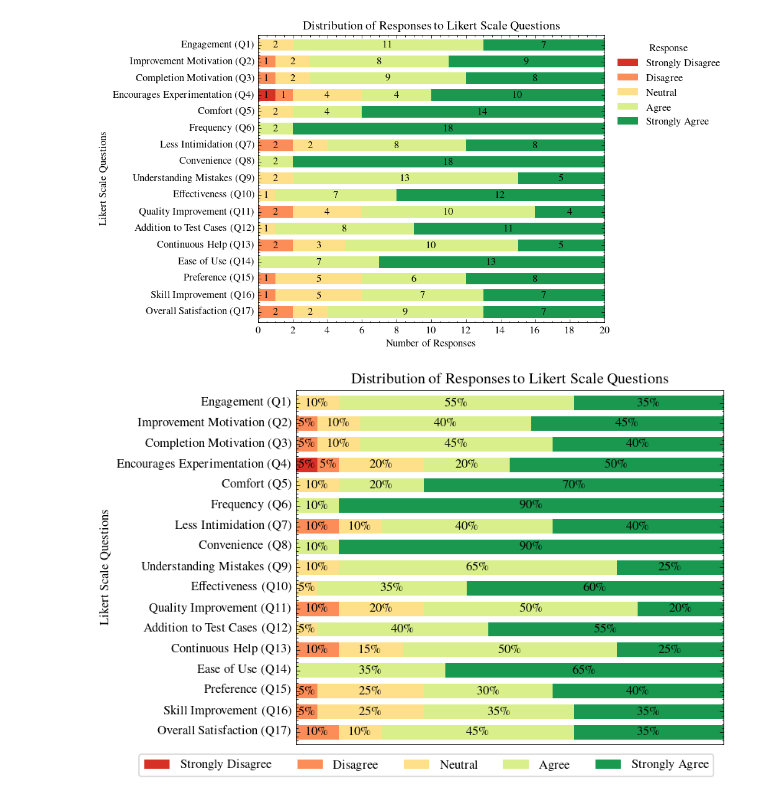
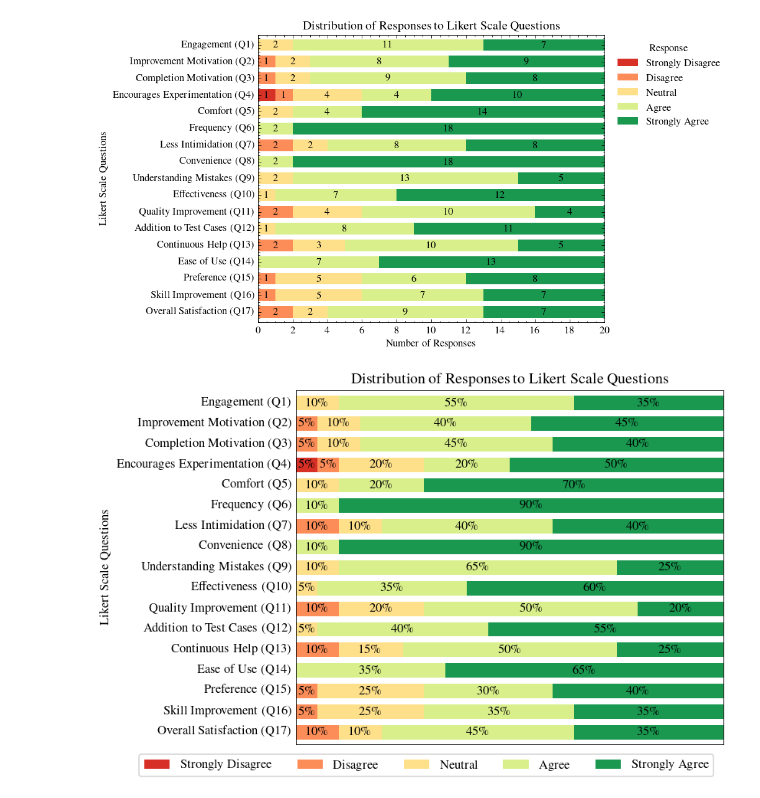
Before and after one commit to maximiliansoelch/2024-paper-athena, a Jupyter notebook: evaluation/evaluation.ipynb, the cells around one changed output. Cells and saved outputs as stored; diff of their text form; code cells hidden in the pictures.

```diff
--- a/evaluation/evaluation.ipynb
+++ b/evaluation/evaluation.ipynb
@@ -184,31 +184,32 @@ ax.set_xlabel('Percentage of Responses')
 ax.set_ylabel('Likert Scale Questions')
 ax.set_yticks(range(len(y_labels)))
 ax.set_xlim(0, 100)
 ax.set_yticklabels(y_labels)
 ax.invert_yaxis()
 
 ax.xaxis.set_major_locator(MaxNLocator(integer=True))
 
 # Hide x axis labels
 ax.xaxis.set_visible(False)
+ax.tick_params(axis='both', which='both', length=0)
 
 # Fix y axis alignment
 ax = plt.gca()
 for lab in ax.yaxis.get_ticklabels():
     lab.set_verticalalignment("center")
 
 # plt.legend(title='Response', bbox_to_anchor=(1.01, 1), loc='upper left')
 # plt.legend(title='Response', bbox_to_anchor=(0.3, -0.1), loc='upper center', ncol=5, frameon=False)
 # plt.legend(bbox_to_anchor=(0.33, 1.075), loc='lower center', ncol=5, frameon=True)
 plt.legend(bbox_to_anchor=(0.305, -0.01), loc='upper center', ncol=5, frameon=True)
 plt.savefig('../figures/likert_responses_stacked_percentage.pgf', bbox_inches='tight')
 plt.show()
 
 # replace \mathdefault with '' in the pgf file to fix latex error
 with open('../figures/likert_responses_stacked_percentage.pgf', 'r') as file:
     filedata = file.read()
     filedata = filedata.replace('\\mathdefault', '')
 with open('../figures/likert_responses_stacked_percentage.pgf', 'w') as file:
     file.write(filedata)
 # %% [output]
-[figure, old version]
+[figure, new version]
```
Also changed, not shown: 2 other files.
